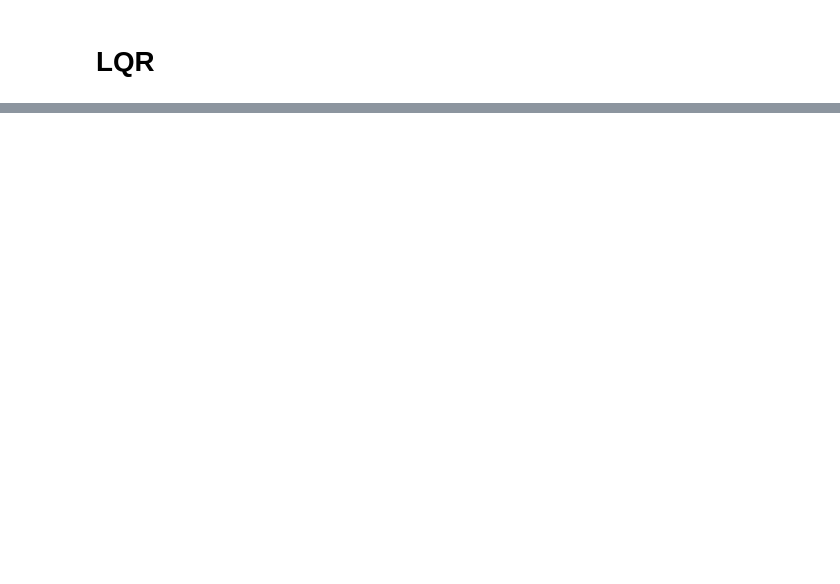
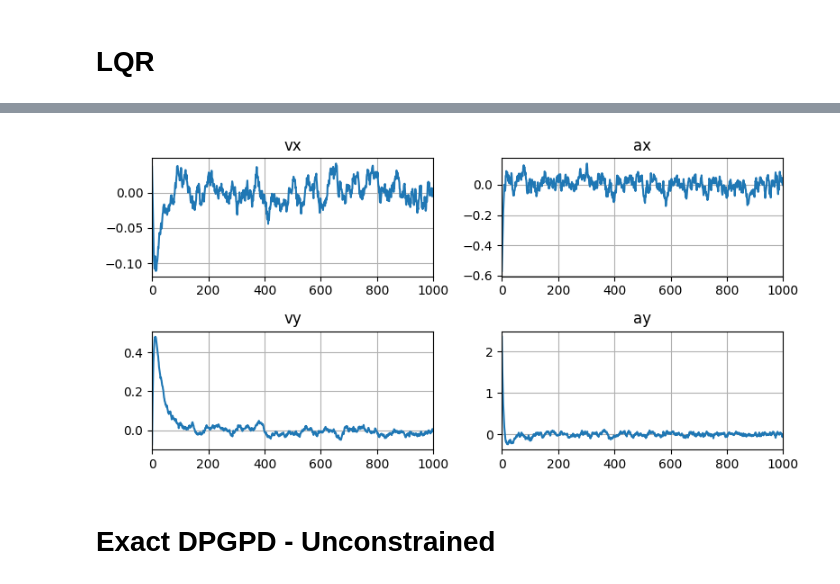
Before and after one commit to sergiorozada12/d-pg-pd, a Jupyter notebook: test.ipynb, the cells around one changed output, grey strips where cells are left out. Saved outputs shown, nothing was run; the diff lists cells and outputs as text; code cells hidden in the pictures; blank space fills up the shorter version.

```diff
--- a/test.ipynb
+++ b/test.ipynb
@@ -95,0 +107,29 @@ plt.show()
+# %%
+fig, axes = plt.subplots(nrows=2, ncols=2, figsize=[8, 4])
+
+axes[0, 0].plot(states[:, 2])
+axes[0, 0].grid()
+axes[0, 0].set_title("vx")
+axes[0, 0].set_xlim(0, T)
+
+axes[1, 0].plot(states[:, 3])
+axes[1, 0].grid()
+axes[1, 0].set_title("vy")
+axes[1, 0].set_xlim(0, T)
+
+axes[0, 1].plot(actions[:, 0])
+axes[0, 1].grid()
+axes[0, 1].set_title("ax")
+axes[0, 1].set_xlim(0, T)
+
+axes[1, 1].plot(actions[:, 1])
+axes[1, 1].grid()
+axes[1, 1].set_title("ay")
+axes[1, 1].set_xlim(0, T)
+
+plt.tight_layout()
+plt.show()
+# %% [output]
+[figure, added]
+# %% [markdown]
+# Exact DPGPD - Unconstrained
```
Also changed, not shown: parts of 62 cells of this notebook, 3 other files.
